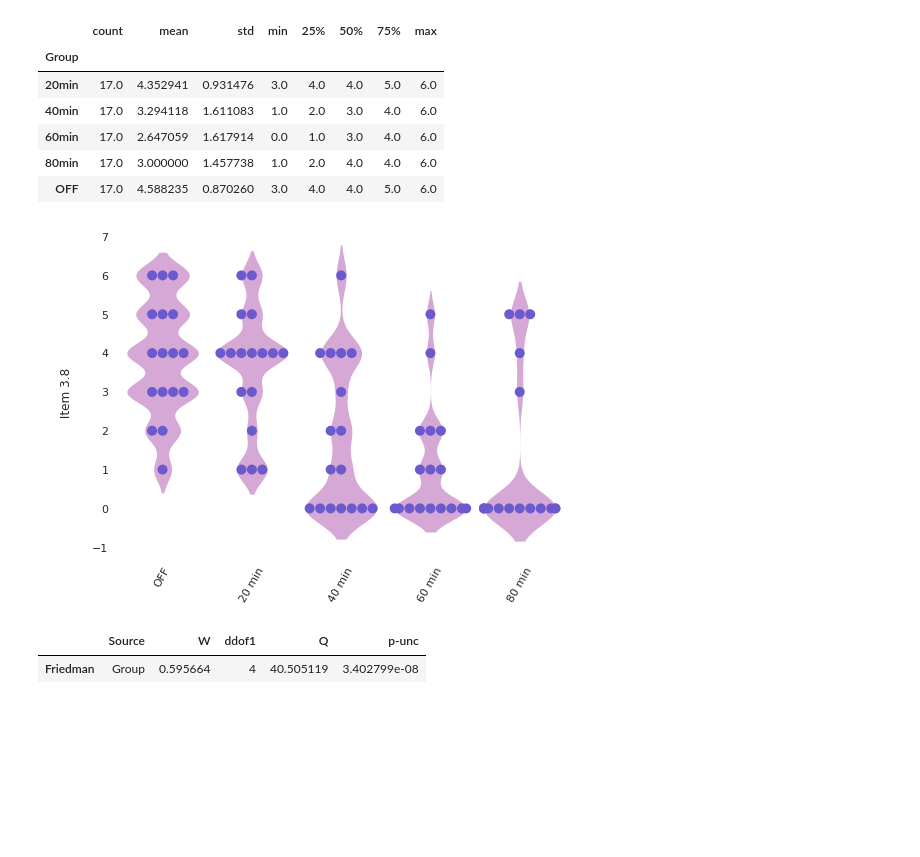
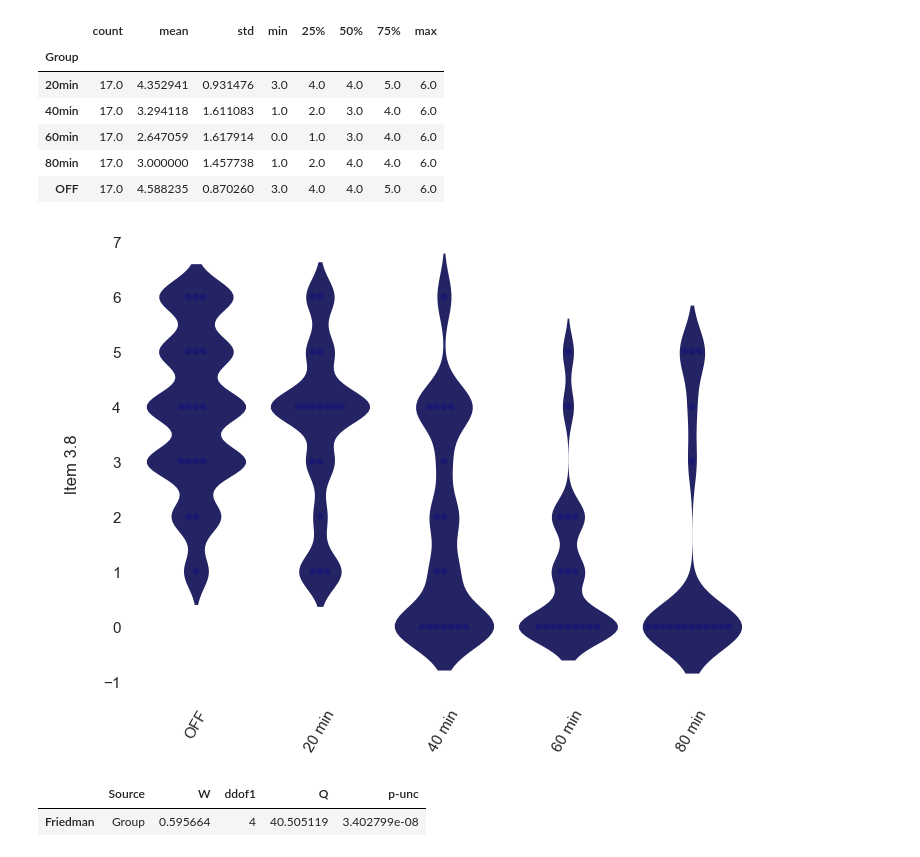
Before and after one commit to Le-bruit-de-nos-pas/3D_Kinematics_Levodopa_Challenge_2021-2023, a Jupyter notebook: LCT_ClinicalData.ipynb, the cells around one changed output. Saved outputs shown, nothing was run; the diff lists cells and outputs as text; code cells hidden in the pictures; blank space fills up the shorter version.

```diff
--- a/LCT_ClinicalData.ipynb
+++ b/LCT_ClinicalData.ipynb
@@ -389,18 +389,18 @@ output_wide_clinical.groupby("Group").describe()["Item_3.8"]
 # %%
 sns.set(style="white")
 
-ax = sns.violinplot(x="Group", y="Item_3.8", data=output_wide_clinical, color="plum",  linewidth = 0, alpha = 1, scale="width", bw=0.2, cut=2)
-sns.swarmplot(y = "Item_3.8", x = "Group", data = output_wide_clinical, color="slateblue", edgecolor = "slateblue", size = 10, alpha = 1)
+ax = sns.violinplot(x="Group", y="Item_3.8", data=output_wide_clinical, color="midnightblue",  linewidth = 0, alpha = 1, scale="width", bw=0.2, cut=2)
+sns.swarmplot(y = "Item_3.8", x = "Group", data = output_wide_clinical, color="midnightblue", edgecolor = "midnightblue", size = 5, alpha = 1)
 
 ax.set(xlabel=None)
 ax.set(ylabel="\n Item 3.8 \n")
 ax.set_xticklabels(ax.get_xticklabels(),rotation = 60)
 ax.set_xticklabels(['OFF', '20 min', '40 min', '60 min', '80 min'])
 
 sns.set(rc={'figure.figsize':(8,6)})
 sns.despine(left=True, bottom=True)
 # %% [output]
-[figure, old version]
+[figure, new version]
 # %%
 pg.friedman(data=output_wide_clinical, dv="Item_3.8", within="Group", subject="patient")
 # %% [output]
```
Also changed, not shown: parts of 10 cells of this notebook.
